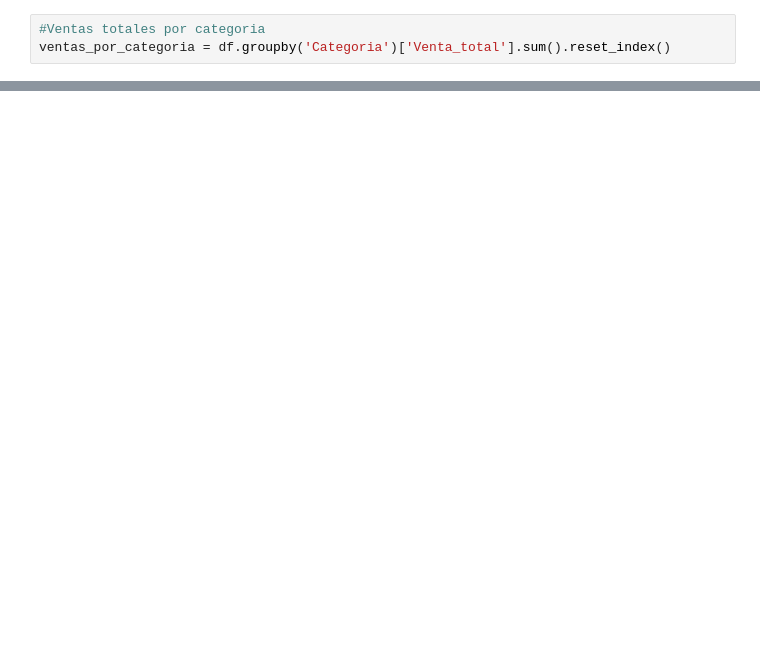
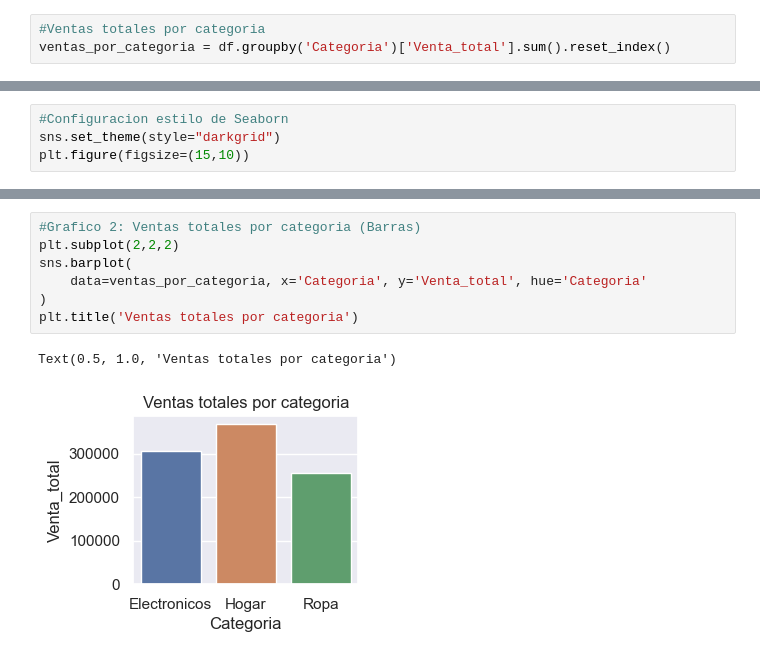
Before and after one commit to devpcarlos/CienciaDatos, a Jupyter notebook: TiendaMinorista.ipynb, the cells around one changed output, grey strips where cells are left out. Cells and saved outputs as stored; diff of their text form; blank space fills up the shorter version.

```diff
--- a/TiendaMinorista.ipynb
+++ b/TiendaMinorista.ipynb
@@ -66,0 +66,4 @@ NameError: name 'ventas_por_categoria' is not defined
+# %%
+#Configuracion estilo de Seaborn
+sns.set_theme(style="darkgrid")
+plt.figure(figsize=(15,10))
@@ -66,0 +101,10 @@ NameError: name 'ventas_por_categoria' is not defined
+# %%
+#Grafico 2: Ventas totales por categoria (Barras)
+plt.subplot(2,2,2)
+sns.barplot(
+    data=ventas_por_categoria, x='Categoria', y='Venta_total', hue='Categoria'
+)
+plt.title('Ventas totales por categoria')
+# %% [output]
+Text(0.5, 1.0, 'Ventas totales por categoria')
+[figure, added]
```
Also changed, not shown: parts of 8 cells of this notebook, 3 other files.
